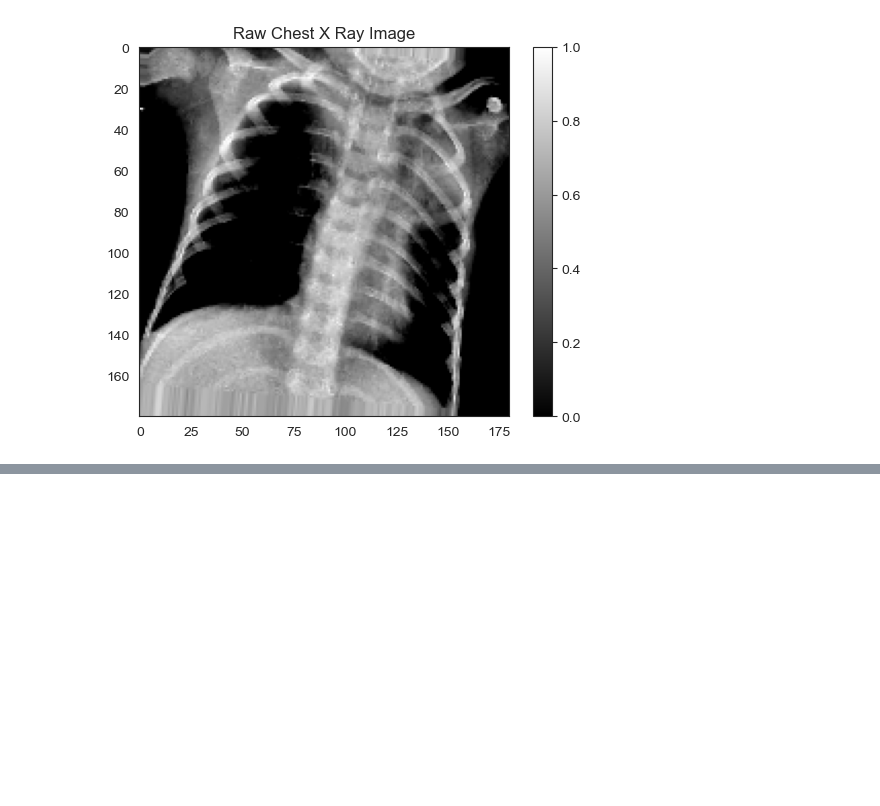
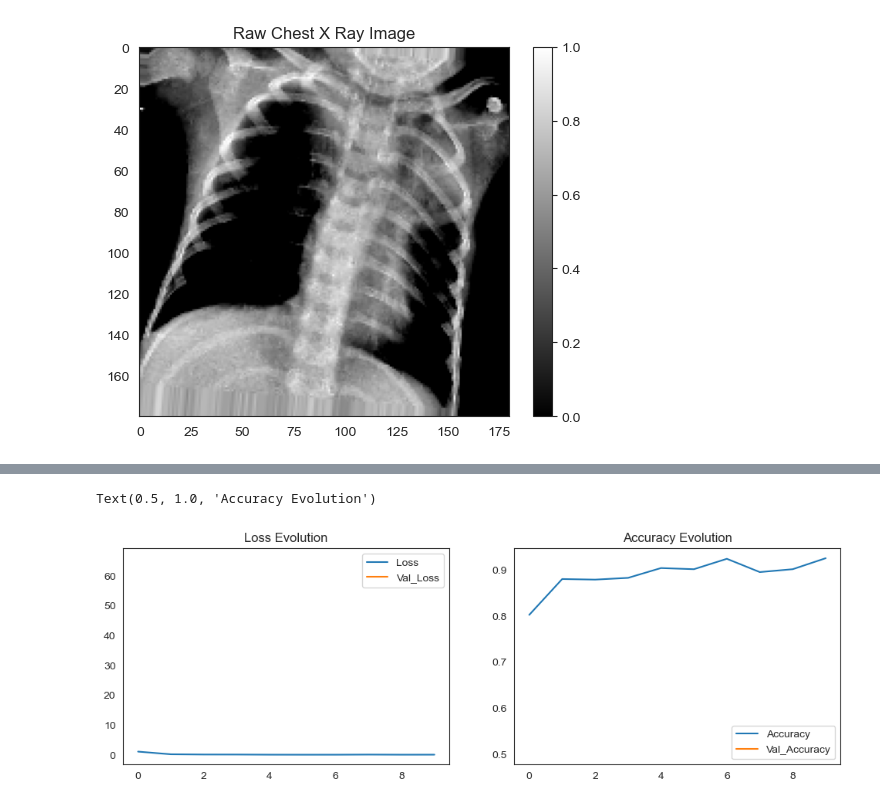
Before and after one commit to IgorTorquatto/Python_MachineLearning, a Jupyter notebook: TensorFlow/Código_Medical_Diagnosis.ipynb, the cells around one changed output, grey strips where cells are left out. Cells and saved outputs as stored; diff of their text form; code cells hidden in the pictures; blank space fills up the shorter version.

```diff
--- a/TensorFlow/Código_Medical_Diagnosis.ipynb
+++ b/TensorFlow/Código_Medical_Diagnosis.ipynb
@@ -178,3 +178,13 @@ The dimensions of the image are 180 pixels width and 180 pixels height, one sing
 The maximum pixel value is 2.9592 and the minimum is -5.7145
 The mean value of the pixels is 0.0000 and the standard deviation is 1.0000
 [figure]
+# %%
+# Class weights
+
+weight_for_0 = num_pneumonia / (num_normal + num_pneumonia)
+weight_for_1 = num_normal / (num_normal + num_pneumonia)
+
+class_weight = {0: weight_for_0, 1: weight_for_1}
+
+print(f"Weight for class 0: {weight_for_0:.2f}")
+print(f"Weight for class 1: {weight_for_1:.2f}")
@@ -180,0 +248,9 @@ The mean value of the pixels is 0.0000 and the standard deviation is 1.0000
+# %%
+r = model.fit(
+    train,
+    epochs=10,
+    validation_data=validation,
+    class_weight=class_weight,
+    steps_per_epoch=100,
+    validation_steps=25,
+)
@@ -180,0 +278,17 @@ The mean value of the pixels is 0.0000 and the standard deviation is 1.0000
+# %%
+plt.figure(figsize=(12, 8))
+
+plt.subplot(2, 2, 1)
+plt.plot(r.history['loss'], label='Loss')
+plt.plot(r.history['val_loss'], label='Val_Loss')
+plt.legend()
+plt.title('Loss Evolution')
+
+plt.subplot(2, 2, 2)
+plt.plot(r.history['accuracy'], label='Accuracy')
+plt.plot(r.history['val_accuracy'], label='Val_Accuracy')
+plt.legend()
+plt.title('Accuracy Evolution')
+# %% [output]
+Text(0.5, 1.0, 'Accuracy Evolution')
+[figure, added]
```
Also changed, not shown: parts of 16 cells of this notebook.
